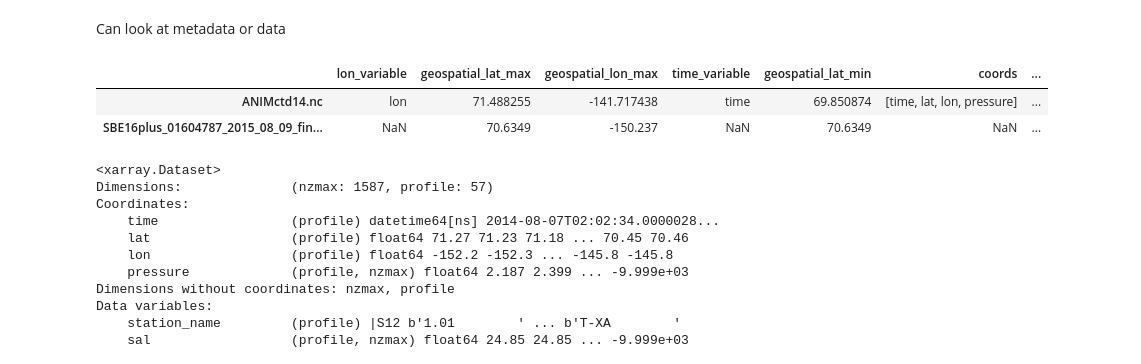
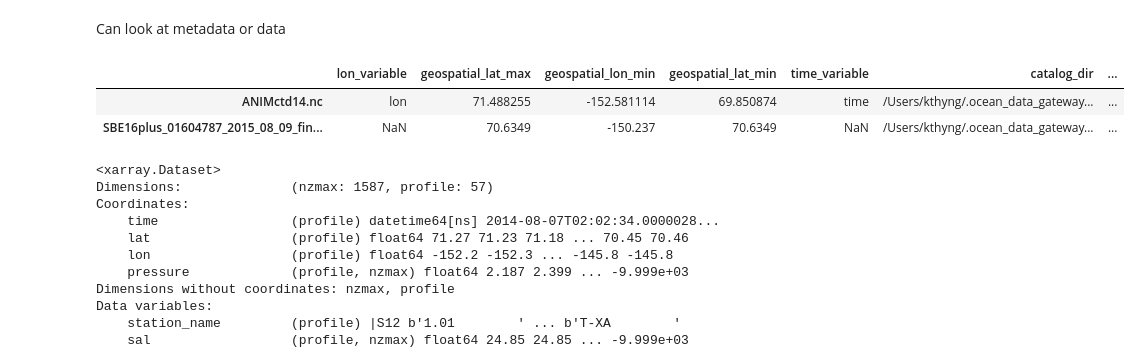
Before and after one commit to axiom-data-science/ocean_data_gateway, a Jupyter notebook: docs/details.ipynb, the cells around one changed output. Saved outputs shown, nothing was run; the diff lists cells and outputs as text; code cells hidden in the pictures.

```diff
--- a/docs/details.ipynb
+++ b/docs/details.ipynb
@@ -472,9 +466,9 @@ data = odg.Gateway(readers=odg.local, local={'filenames': filenames})
 # %% [markdown]
 Can look at metadata or data
 # %%
-data.meta[0]
+data.meta
 # %% [output]
-|  | lon_variable | geospatial_lat_max | geospatial_lon_max | time_variable | geospatial_lat_min | coords | ... |
-| ANIMctd14.nc | lon | 71.488255 | -141.717438 | time | 69.850874 | [time, lat, lon, pressure] | ... |
-| SBE16plus_01604787_2015_08_09_fin... | NaN | 70.6349 | -150.237 | NaN | 70.6349 | NaN | ... |
+|  | lon_variable | geospatial_lat_max | geospatial_lon_min | geospatial_lat_min | time_variable | catalog_dir | ... |
+| ANIMctd14.nc | lon | 71.488255 | -152.581114 | 69.850874 | time | /Users/kthyng/.ocean_data_gateway... | ... |
+| SBE16plus_01604787_2015_08_09_fin... | NaN | 70.6349 | -150.237 | 70.6349 | NaN | /Users/kthyng/.ocean_data_gateway... | ... |
 # %%
```
Also changed, not shown: parts of 20 cells of this notebook, 10 other files.
